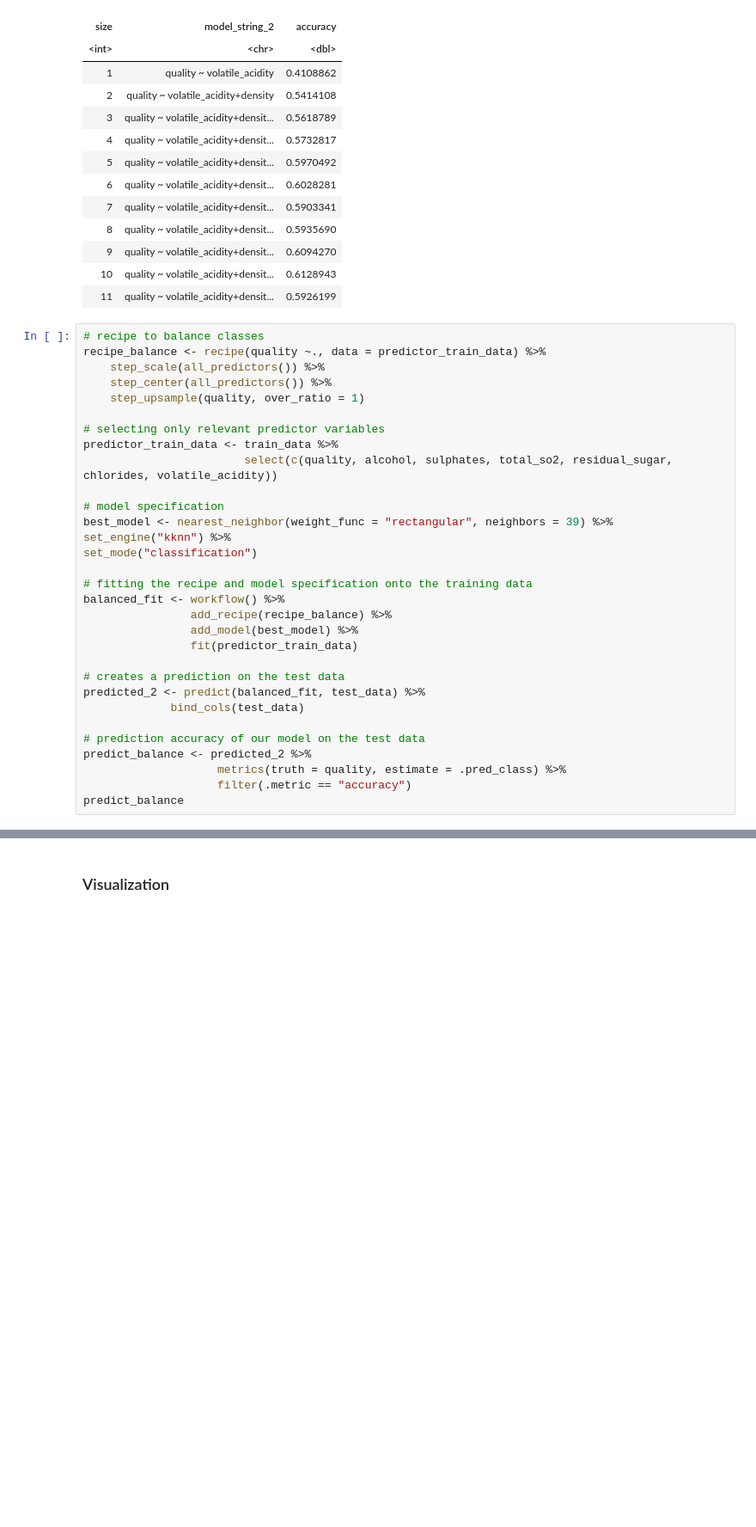
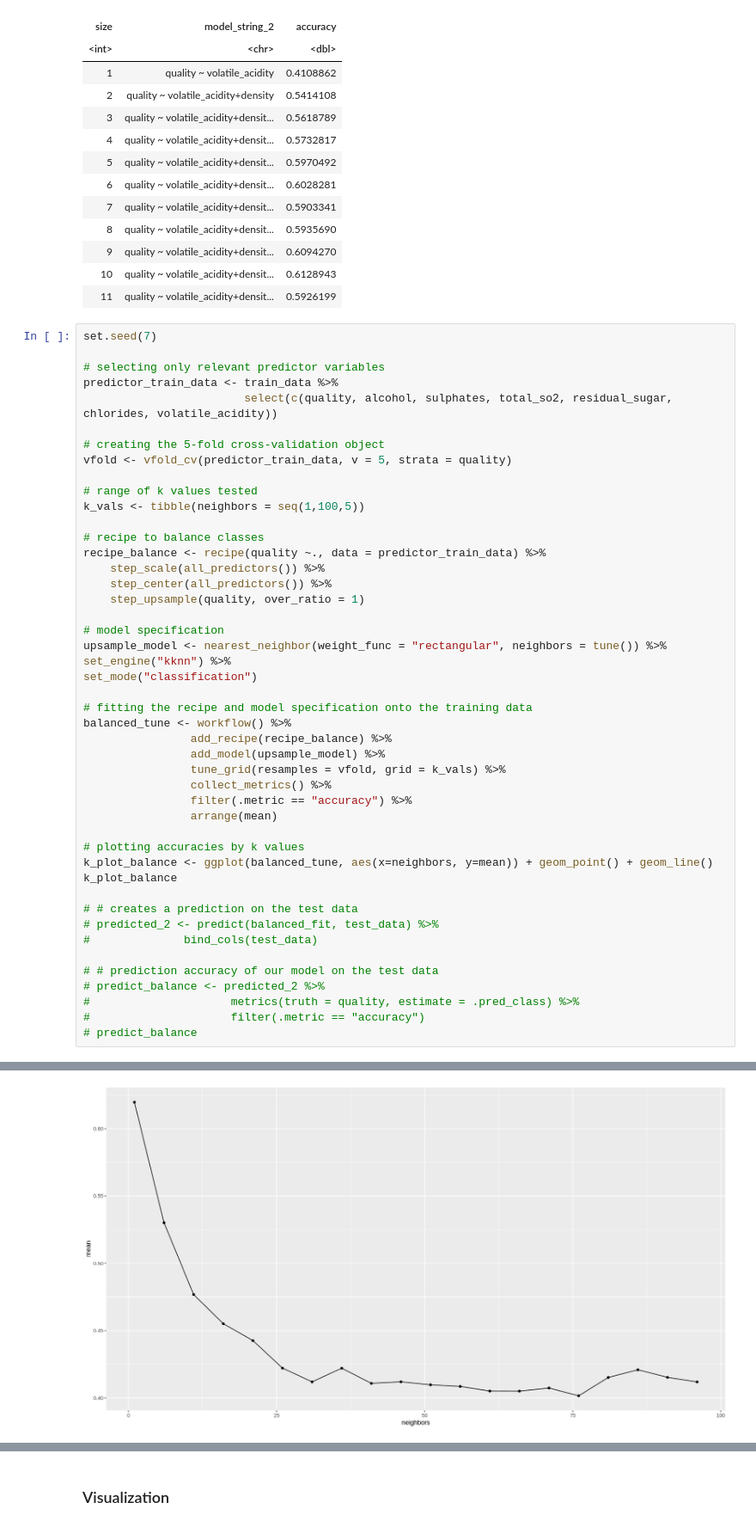
Before and after one commit to jon-chow/DSCI100-WineQualityAnalysis, a Jupyter notebook: FinalReport.ipynb, the cells around one changed output, grey strips where cells are left out. Shown: that part at 86% size. Cells and saved outputs as stored; diff of their text form; blank space fills up the shorter version.

Commit message:
added kplot for upsample

```diff
--- a/FinalReport.ipynb
+++ b/FinalReport.ipynb
@@ -644,34 +644,49 @@ A tibble: 11 × 3
 | 10 | quality ~ volatile_acidity+densit... | 0.6128943 |
 | 11 | quality ~ volatile_acidity+densit... | 0.5926199 |
 # %%
+set.seed(7)
+
+# selecting only relevant predictor variables
+predictor_train_data <- train_data %>%
+                        select(c(quality, alcohol, sulphates, total_so2, residual_sugar, chlorides, volatile_acidity))
+
+# creating the 5-fold cross-validation object
+vfold <- vfold_cv(predictor_train_data, v = 5, strata = quality)
+
+# range of k values tested
+k_vals <- tibble(neighbors = seq(1,100,5))
+
 # recipe to balance classes
 recipe_balance <- recipe(quality ~., data = predictor_train_data) %>%
     step_scale(all_predictors()) %>%
     step_center(all_predictors()) %>%
     step_upsample(quality, over_ratio = 1)
 
-# selecting only relevant predictor variables
-predictor_train_data <- train_data %>%
-                        select(c(quality, alcohol, sulphates, total_so2, residual_sugar, chlorides, volatile_acidity))
-
 # model specification
-best_model <- nearest_neighbor(weight_func = "rectangular", neighbors = 39) %>%
+upsample_model <- nearest_neighbor(weight_func = "rectangular", neighbors = tune()) %>%
 set_engine("kknn") %>%
 set_mode("classification")
 
 # fitting the recipe and model specification onto the training data
-balanced_fit <- workflow() %>%
+balanced_tune <- workflow() %>%
                 add_recipe(recipe_balance) %>%
-                add_model(best_model) %>%
-                fit(predictor_train_data)
+                add_model(upsample_model) %>%
+                tune_grid(resamples = vfold, grid = k_vals) %>%
+                collect_metrics() %>%
+                filter(.metric == "accuracy") %>%
+                arrange(mean)
 
-# creates a prediction on the test data
-predicted_2 <- predict(balanced_fit, test_data) %>%
-             bind_cols(test_data)
+# plotting accuracies by k values
+k_plot_balance <- ggplot(balanced_tune, aes(x=neighbors, y=mean)) + geom_point() + geom_line()
+k_plot_balance
 
-# prediction accuracy of our model on the test data
-predict_balance <- predicted_2 %>%
-                    metrics(truth = quality, estimate = .pred_class) %>%
-                    filter(.metric == "accuracy")
-predict_balance
+# # creates a prediction on the test data
+# predicted_2 <- predict(balanced_fit, test_data) %>%
+#              bind_cols(test_data)
+
+# # prediction accuracy of our model on the test data
+# predict_balance <- predicted_2 %>%
+#                     metrics(truth = quality, estimate = .pred_class) %>%
+#                     filter(.metric == "accuracy")
+# predict_balance
 # %% [output]
@@ -681,0 +704 @@ A tibble: 1 × 3
+[figure, added]
```
Also changed, not shown: parts of 4 cells of this notebook.
